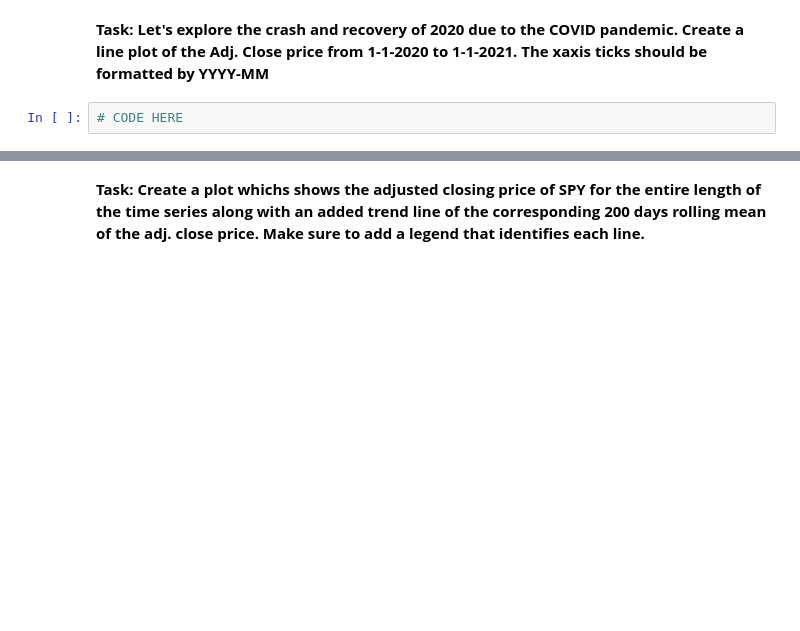
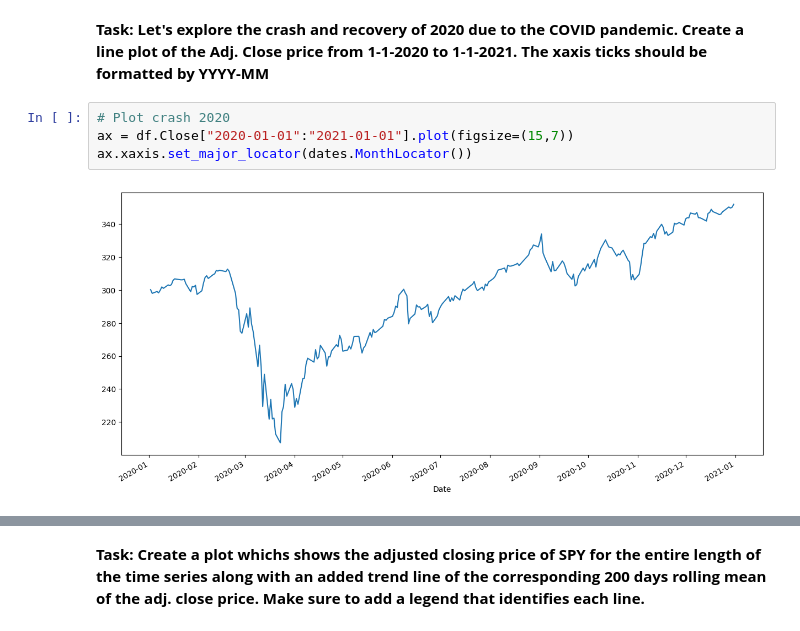
Before and after one commit to gurezende/Quant_Finance, a Jupyter notebook: exercises/06-Pandas-and-Finance-Exercise .ipynb, the cells around one changed output, grey strips where cells are left out. Drawn from its saved outputs; the diff is of its cells as text; blank space fills up the shorter version.

```diff
--- a/exercises/06-Pandas-and-Finance-Exercise .ipynb
+++ b/exercises/06-Pandas-and-Finance-Exercise .ipynb
@@ -96,4 +99,8 @@ memory usage: 289.0 KB
 # %% [markdown]
 **Task: Let's explore the crash and recovery of 2020 due to the COVID pandemic. Create a line plot of the Adj. Close price from 1-1-2020 to 1-1-2021. The xaxis ticks should be formatted by YYYY-MM**
 # %%
-# CODE HERE
+# Plot crash 2020
+ax = df.Close["2020-01-01":"2021-01-01"].plot(figsize=(15,7))
+ax.xaxis.set_major_locator(dates.MonthLocator())
+# %% [output]
+[figure, added]
```
Also changed, not shown: parts of 38 cells of this notebook, 1 other file.
